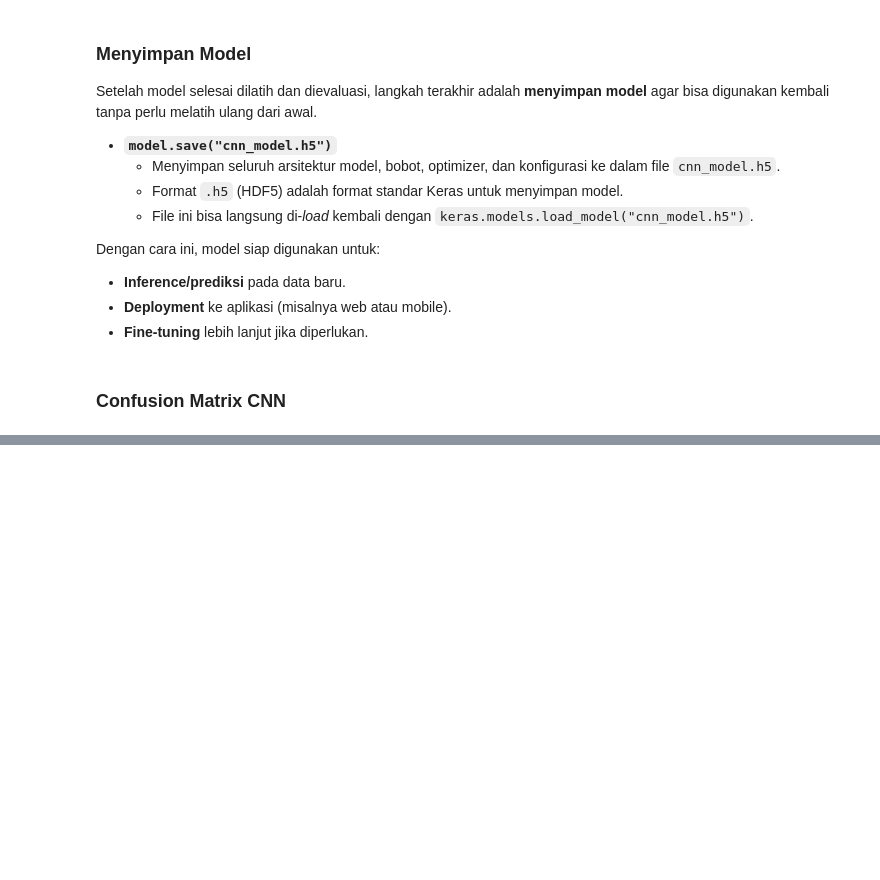
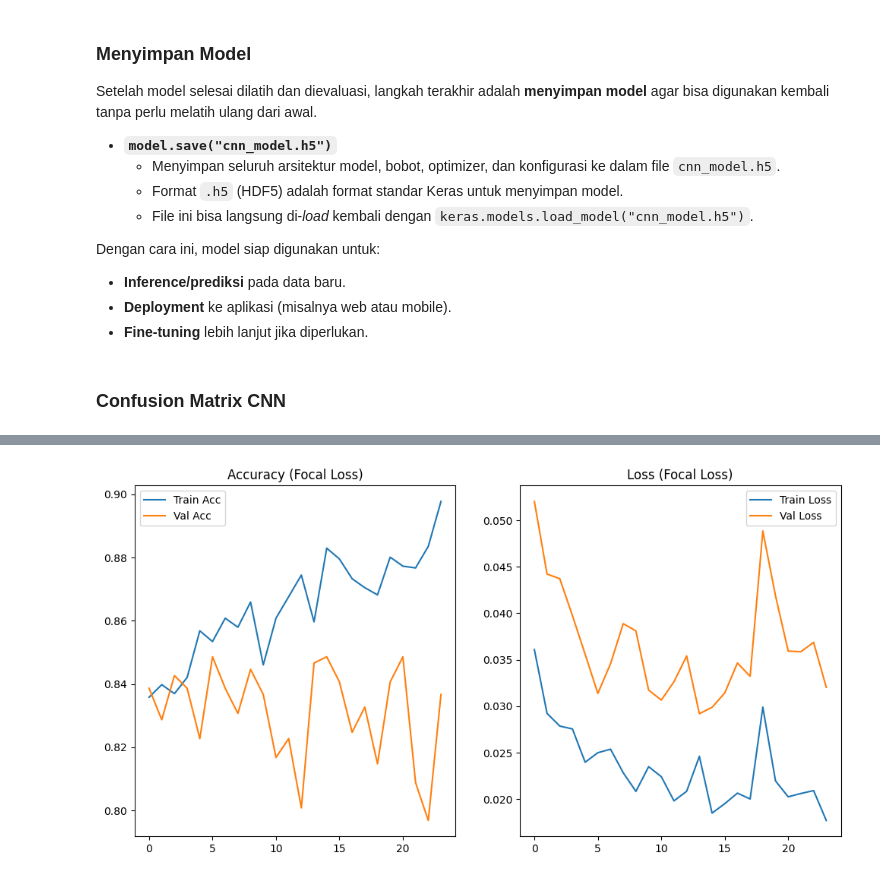
Before and after one commit to ClearSky-Tak/ClearSky-DeepLearning, a Jupyter notebook: Notebook/c_m_cnn.ipynb, the cells around one changed output, grey strips where cells are left out. Drawn from its saved outputs; the diff is of its cells as text; code cells hidden in the pictures; blank space fills up the shorter version.

```diff
--- a/Notebook/c_m_cnn.ipynb
+++ b/Notebook/c_m_cnn.ipynb
@@ -726,0 +840,26 @@ model.save(r"../Result Model/cnn_model.h5")
+# %%
+# Implementasi Focal Loss
+import tensorflow.keras.backend as K
+
+def focal_loss(gamma=2., alpha=1.):
+    def focal_loss_fixed(y_true, y_pred):
+        y_true = tf.cast(y_true, tf.float32)
+        epsilon = K.epsilon()
+        y_pred = K.clip(y_pred, epsilon, 1. - epsilon)
+        cross_entropy = -y_true * K.log(y_pred)
+        weight = alpha * K.pow(1 - y_pred, gamma)
+        loss = weight * cross_entropy
+        return K.sum(loss, axis=1)
+    return focal_loss_fixed
+# %%
+model.compile(optimizer=Adam(1e-4),
+              loss=focal_loss(gamma=2., alpha=0.25),  # gunakan focal loss
+              metrics=['accuracy'])
+# %%
+# Training dengan Focal Loss
+history = model.fit(
+    train_generator,
+    epochs=35,
+    validation_data=validation_generator,
+    callbacks=[early_stopping]
+)
@@ -726,0 +884,13 @@ model.save(r"../Result Model/cnn_model.h5")
+# %%
+plt.figure(figsize=(12,6))
+plt.subplot(1,2,1)
+plt.plot(history.history['accuracy'], label='Train Acc')
+plt.plot(history.history['val_accuracy'], label='Val Acc')
+plt.legend(); plt.title("Accuracy (Focal Loss)")
+plt.subplot(1,2,2)
+plt.plot(history.history['loss'], label='Train Loss')
+plt.plot(history.history['val_loss'], label='Val Loss')
+plt.legend(); plt.title("Loss (Focal Loss)")
+plt.show()
+# %% [output]
+[figure, added]
```
Also changed, not shown: parts of 18 cells of this notebook, 2 other files.
